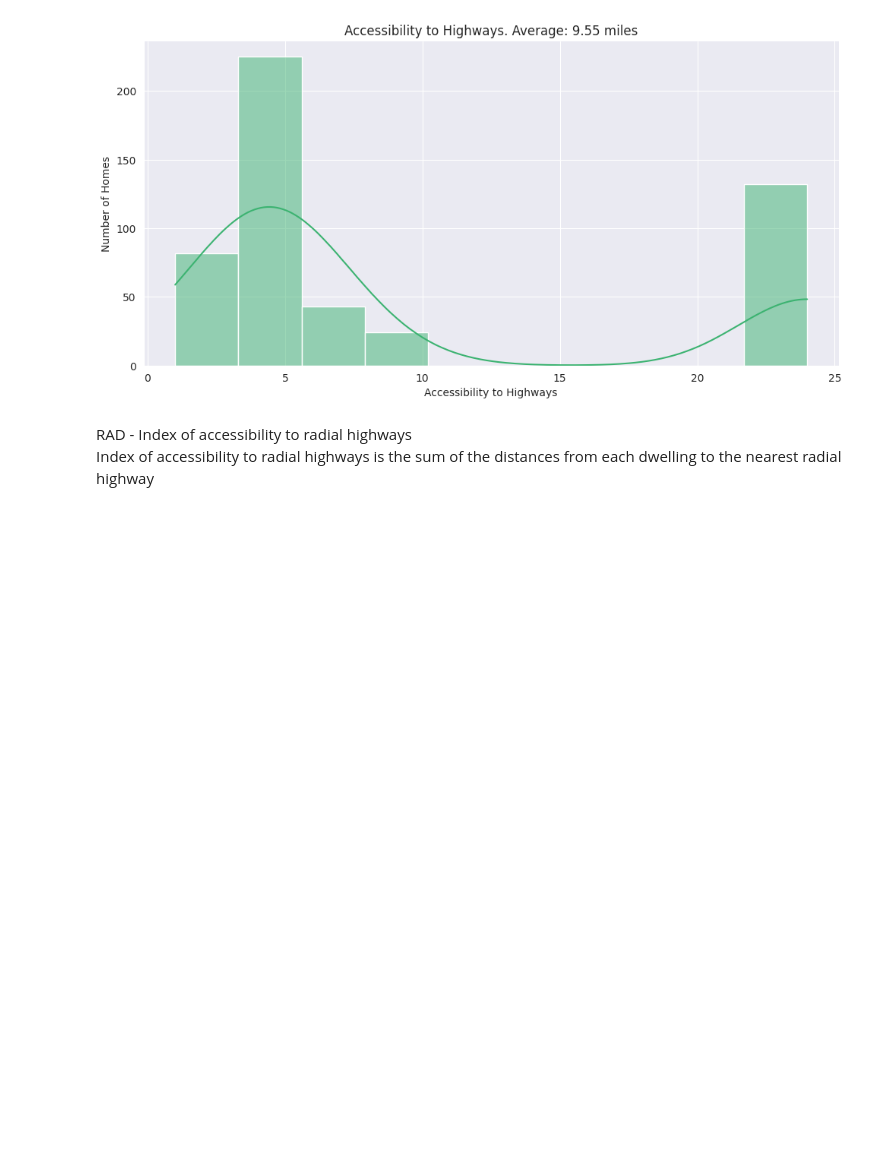
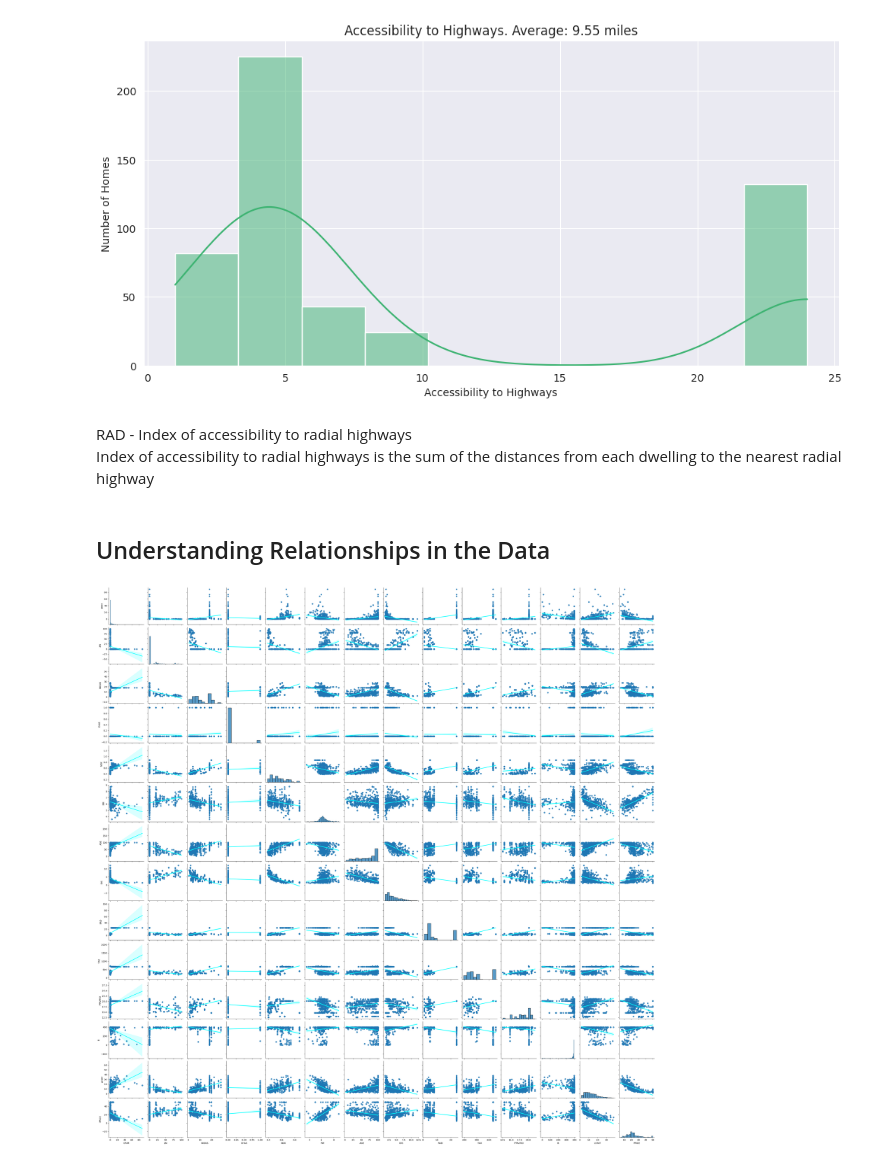
Before and after one commit to DejusDevspace/house-price-prediction, a Jupyter notebook: house_price.ipynb, the cells around one changed output. Cells and saved outputs as stored; diff of their text form; code cells hidden in the pictures; blank space fills up the shorter version.

Commit message:
Update relationships

```diff
--- a/house_price.ipynb
+++ b/house_price.ipynb
@@ -251,3 +251,16 @@ river_dis.update_layout(
 )
 
 river_dis.show()
+# %% [markdown]
+## Understanding Relationships in the Data
+# %%
+# Relationships between the features in the dataset
+sns.pairplot(
+    dataset,
+    kind='reg',
+    plot_kws={'line_kws':{'color': 'cyan'}},
+)
+
+plt.show()
+# %% [output]
+[figure, added]
```
Also changed, not shown: parts of 7 cells of this notebook.
